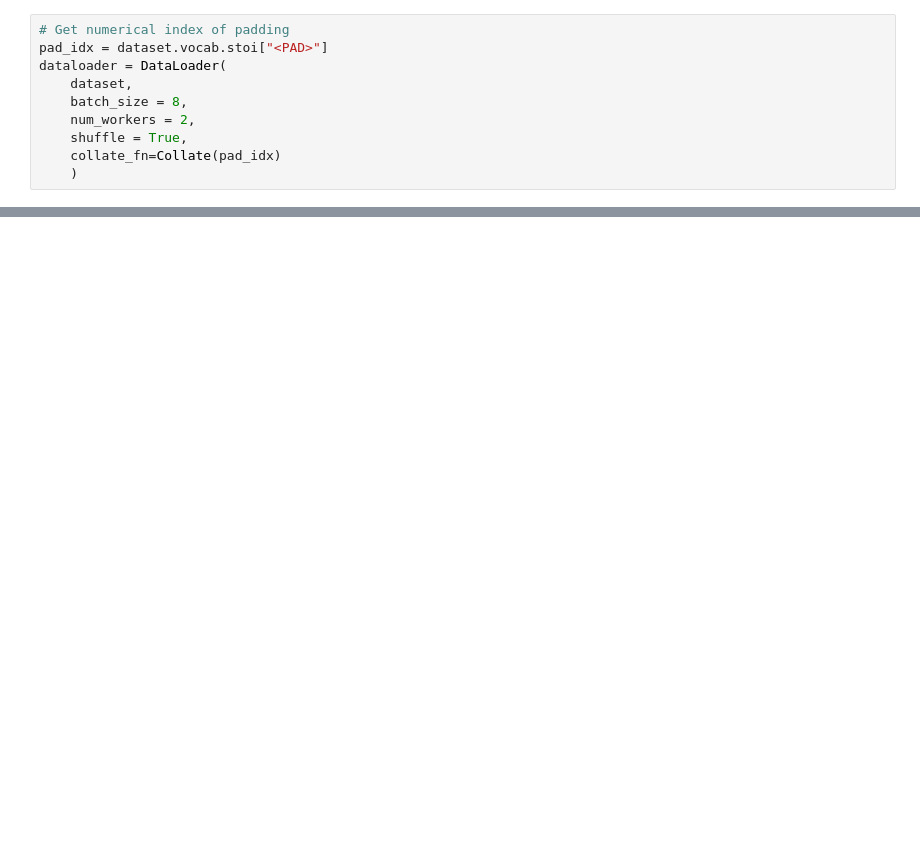
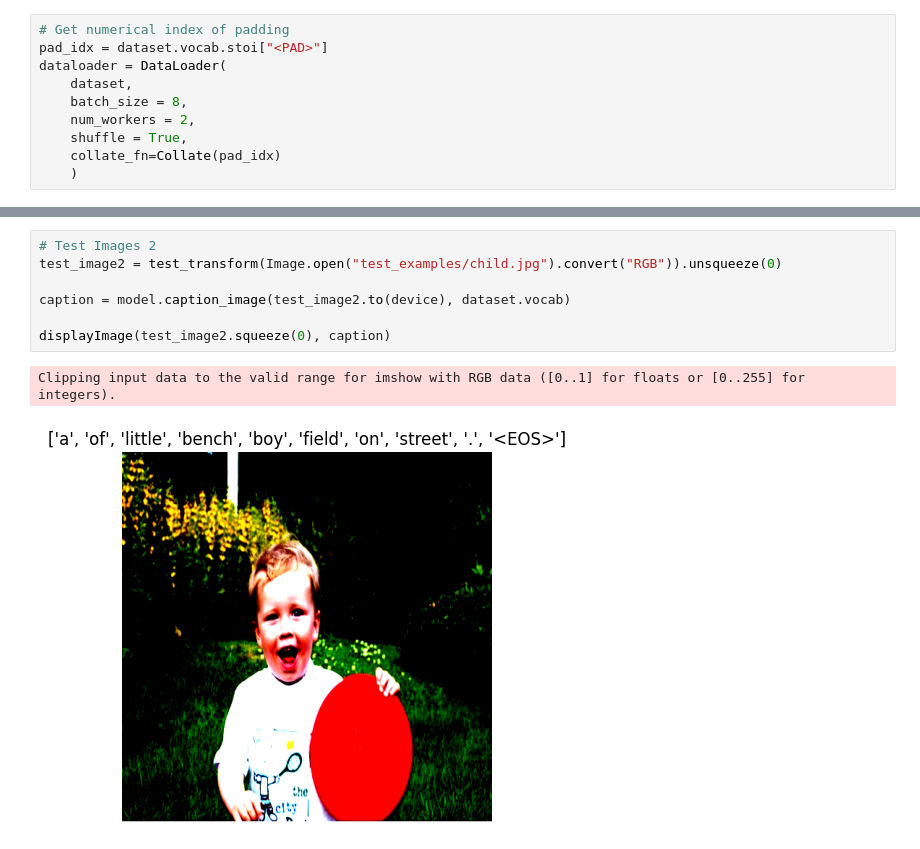
Before and after one commit to ncg87/image-captioning, a Jupyter notebook: testing.ipynb, the cells around one changed output, grey strips where cells are left out. Saved outputs shown, nothing was run; the diff lists cells and outputs as text; blank space fills up the shorter version.

```diff
--- a/testing.ipynb
+++ b/testing.ipynb
@@ -111,0 +140,10 @@ dataloader = DataLoader(
+# %%
+# Test Images 2
+test_image2 = test_transform(Image.open("test_examples/child.jpg").convert("RGB")).unsqueeze(0)
+
+caption = model.caption_image(test_image2.to(device), dataset.vocab)
+
+displayImage(test_image2.squeeze(0), caption)
+# %% [output]
+Clipping input data to the valid range for imshow with RGB data ([0..1] for floats or [0..255] for integers).
+[figure, added]
```
Also changed, not shown: parts of 18 cells of this notebook, 5 other files.
